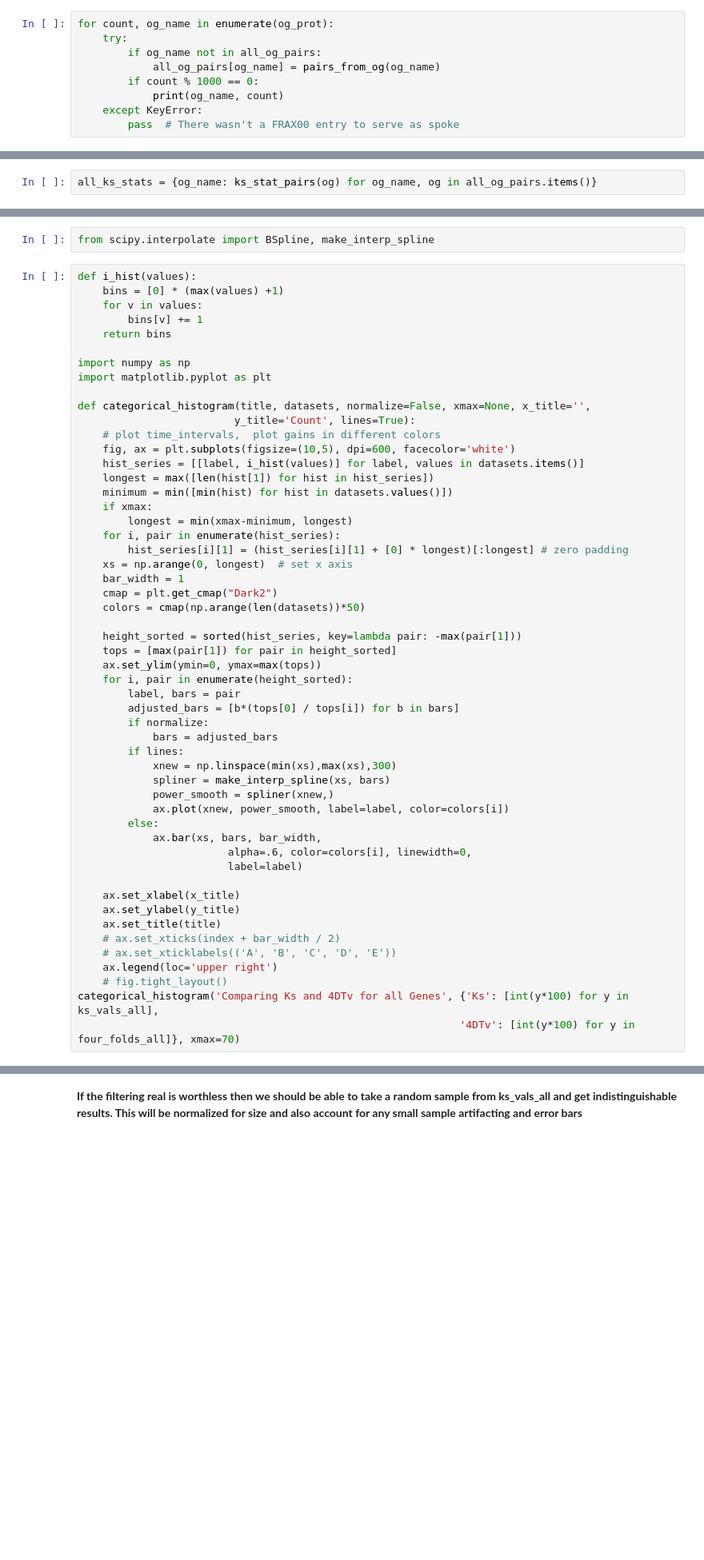
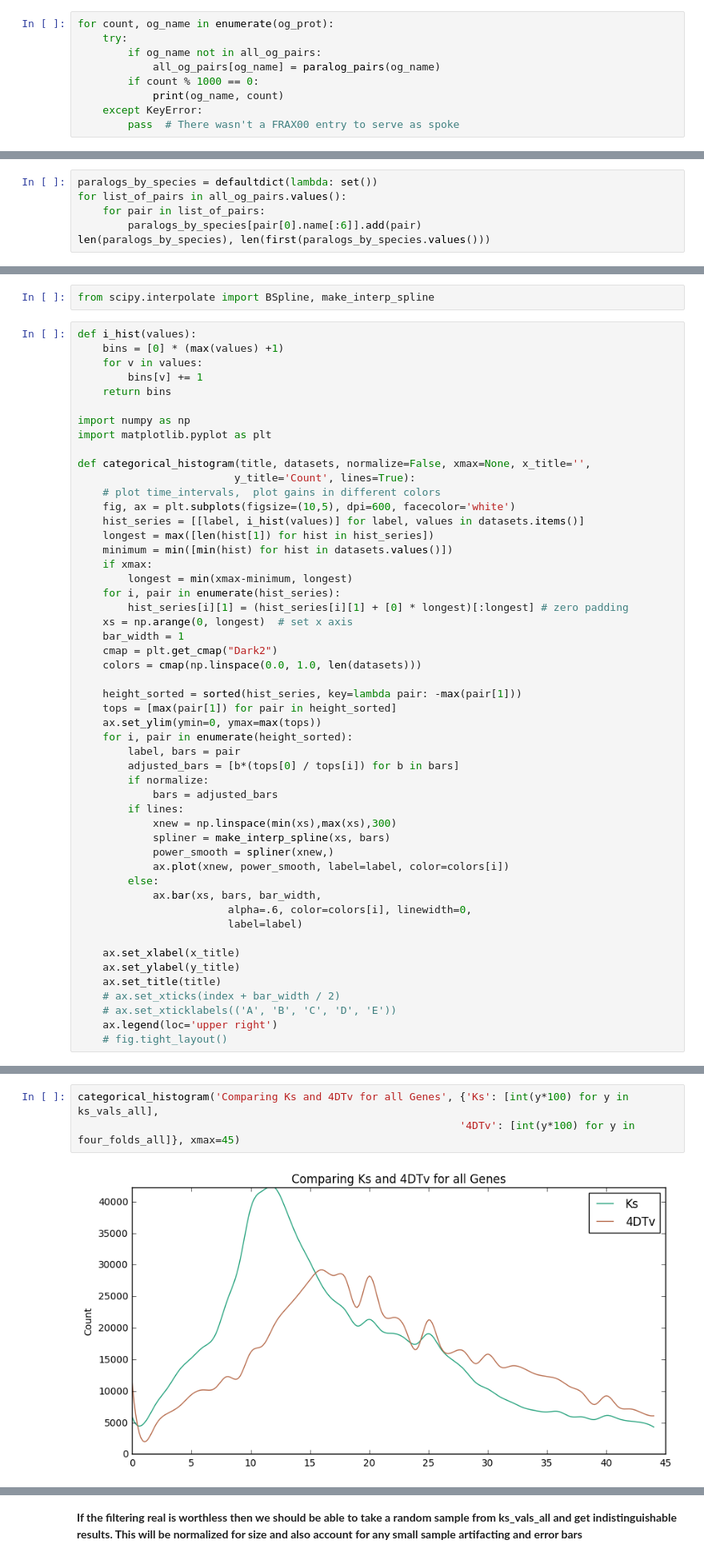
Before and after one commit to josiahseaman/DNA_Duplications, a Jupyter notebook: KsPlots.ipynb, the cells around one changed output, grey strips where cells are left out. Shown at 80% size. Cells and saved outputs as stored; diff of their text form; blank space fills up the shorter version.

```diff
--- a/KsPlots.ipynb
+++ b/KsPlots.ipynb
@@ -371,7 +402,7 @@ all_og_pairs = {}
 for count, og_name in enumerate(og_prot):
     try:
         if og_name not in all_og_pairs:
-            all_og_pairs[og_name] = pairs_from_og(og_name)
+            all_og_pairs[og_name] = paralog_pairs(og_name)
         if count % 1000 == 0:
             print(og_name, count)
     except KeyError:
@@ -416,5 +447,3 @@ def output_dna_MSA_files():
         contigs.insert(0, reference)
         write_contigs_to_file(join(dna_path, og_name + '.fa'), contigs, verbose=False)
 # output_dna_MSA_files()
-# %%
-all_ks_stats = {og_name: ks_stat_pairs(og) for og_name, og in all_og_pairs.items()}
@@ -432,0 +469,6 @@ NameError: name 'all_ks_stats' is not defined
+# %%
+paralogs_by_species = defaultdict(lambda: set())
+for list_of_pairs in all_og_pairs.values():
+    for pair in list_of_pairs:
+        paralogs_by_species[pair[0].name[:6]].add(pair)
+len(paralogs_by_species), len(first(paralogs_by_species.values()))
@@ -510,7 +636,7 @@ def categorical_histogram(title, datasets, normalize=False, xmax=None, x_title='
     xs = np.arange(0, longest)  # set x axis
     bar_width = 1
     cmap = plt.get_cmap("Dark2")
-    colors = cmap(np.arange(len(datasets))*50)
+    colors = cmap(np.linspace(0.0, 1.0, len(datasets)))
 
     height_sorted = sorted(hist_series, key=lambda pair: -max(pair[1]))
     tops = [max(pair[1]) for pair in height_sorted]
@@ -537,5 +663,3 @@ def categorical_histogram(title, datasets, normalize=False, xmax=None, x_title='
     # ax.set_xticklabels(('A', 'B', 'C', 'D', 'E'))
     ax.legend(loc='upper right')
     # fig.tight_layout()
-categorical_histogram('Comparing Ks and 4DTv for all Genes', {'Ks': [int(y*100) for y in ks_vals_all],
-                                                             '4DTv': [int(y*100) for y in four_folds_all]}, xmax=70)
@@ -543,0 +666,5 @@ NameError: name 'ks_vals_all' is not defined
+# %%
+categorical_histogram('Comparing Ks and 4DTv for all Genes', {'Ks': [int(y*100) for y in ks_vals_all],
+                                                             '4DTv': [int(y*100) for y in four_folds_all]}, xmax=45)
+# %% [output]
+[figure, added]
```
Also changed, not shown: parts of 57 cells of this notebook.
